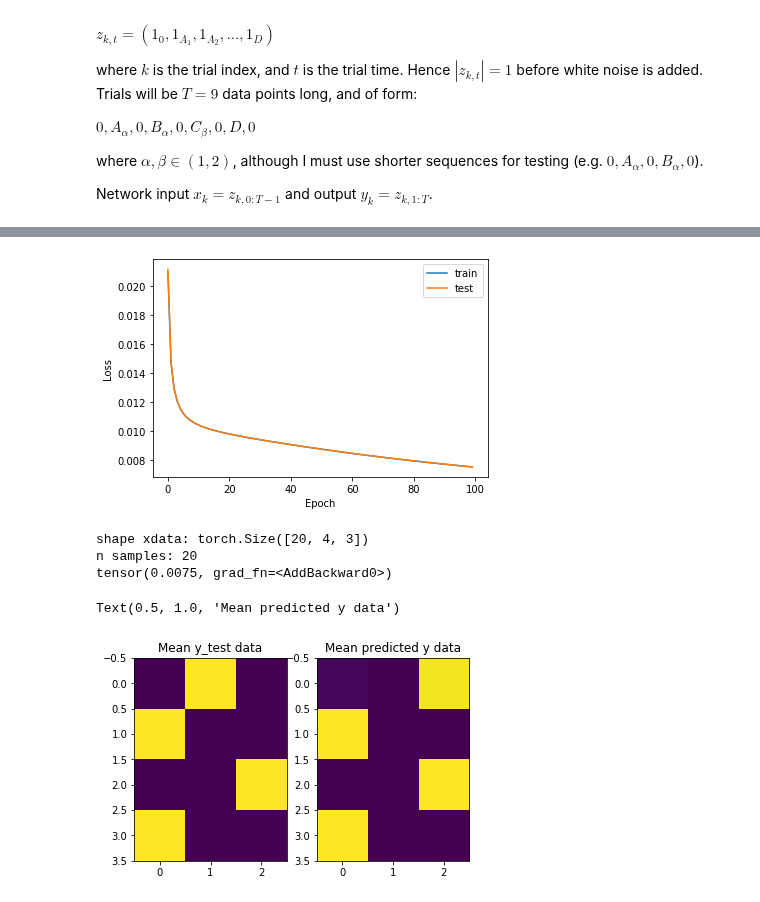
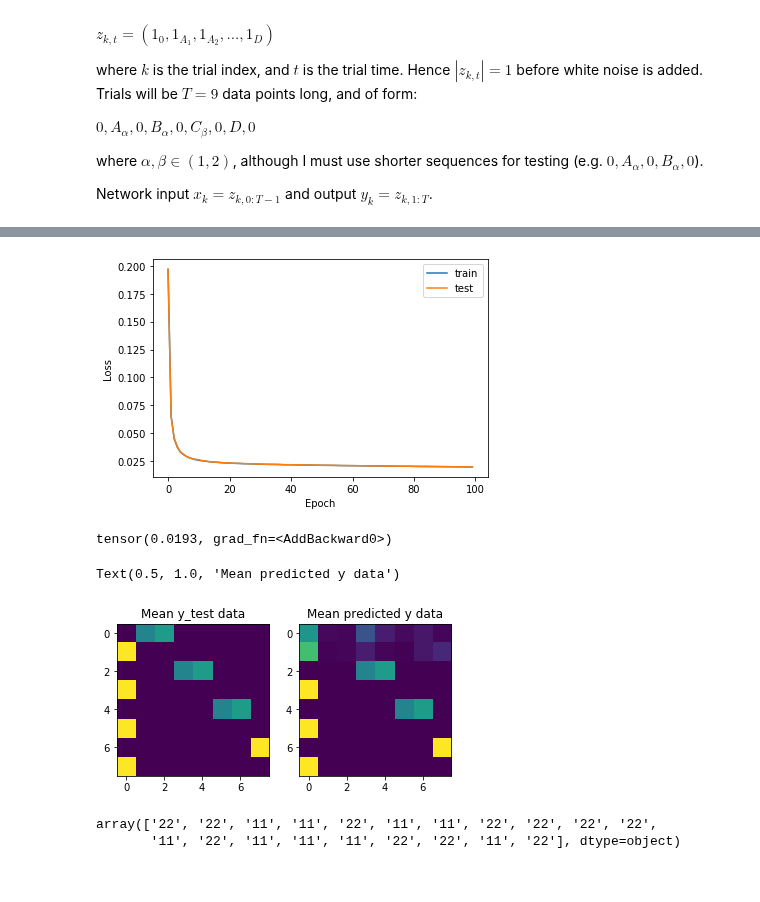
Before and after one commit to vdplasthijs/eavesdropping, a Jupyter notebook: BPTT try out.ipynb, the cells around one changed output, grey strips where cells are left out. Drawn from its saved outputs; the diff is of its cells as text; code cells hidden in the pictures.

```diff
--- a/BPTT try out.ipynb
+++ b/BPTT try out.ipynb
@@ -35,17 +35,20 @@ where $\alpha, \beta \in (1, 2)$, although I must use shorter sequences for test
 Network input $x_k = z_{k, 0:T-1}$ and output $y_k = z_{k, 1:T}$.
 # %%
 n_total = 100  # total number of data sequences
-n_freq = 3  # blank through D
-n_times = 5
+n_freq = 8  # blank through D
+n_times = 9
+eval_times = np.array([2, 3, 4, 5, 6, 7])
 
 ratio_train = 0.8
-ratio_exp = 0.5  # probabilities of switching between alpha nd beta
+ratio_exp = 1  # probabilities of switching between alpha nd beta
 noise_scale = 0.05
-
-x_train, y_train, x_test, y_test = bp.generate_synt_data(n_total=n_total,
-                                           n_times=n_times, n_freq=n_freq,
-                                           ratio_train=ratio_train, ratio_exp=ratio_exp,
-                                           noise_scale=noise_scale)
+freq_labels = ['0', 'A1', 'A2', 'B1', 'B2', 'C1', 'C2', 'D']
+tmp0, tmp1 = bp.generate_synt_data(n_total=n_total,
+                                   n_times=n_times, n_freq=n_freq,
+                                   ratio_train=ratio_train, ratio_exp=ratio_exp,
+                                   noise_scale=noise_scale)
+x_train, y_train, x_test, y_test = tmp0
+labels_train, labels_test = tmp1
 # %% [markdown]
 ## RNN Model with BPTT
 
@@ -123,24 +126,26 @@ test_loss_arr = np.zeros(n_epochs)
 for epoch in range(n_epochs):
     rnn.train()
     for xb, yb in train_dl:  # returns torch(n_bs x n_times x n_freq)
-        full_pred = bp.compute_full_pred(model=rnn, xdata=xb, ydata=yb)
-        loss = bp.tau_loss(y_est=full_pred, y_true=yb, model=rnn, reg_param=l1_param)
+        full_pred = bp.compute_full_pred(model=rnn, xdata=xb)
+        loss = bp.tau_loss(y_est=full_pred, y_true=yb, model=rnn,
+                           reg_param=l1_param, tau_array=eval_times)
         loss.backward()  # compute gradients
         opt.step()  # update
         opt.zero_grad()
 
     rnn.eval()
     with torch.no_grad():
-        full_pred = bp.compute_full_pred(model=rnn, xdata=x_train, ydata=y_train)
-        loss = bp.tau_loss(y_est=full_pred, y_true=y_train, model=rnn, reg_param=l1_param)
+        full_pred = bp.compute_full_pred(model=rnn, xdata=x_train)
+        loss = bp.tau_loss(y_est=full_pred, y_true=y_train, model=rnn,
+                           reg_param=l1_param, tau_array=eval_times)
         train_loss_arr[epoch] = float(loss.detach().numpy())
+        if epoch % 10 == 1:
+            print(f'epoch {epoch},  loss: {loss}')
 
-        full_pred = bp.compute_full_pred(model=rnn, xdata=x_test, ydata=y_test)
-        loss = bp.tau_loss(y_est=full_pred, y_true=y_test, model=rnn, reg_param=l1_param)
+        full_pred = bp.compute_full_pred(model=rnn, xdata=x_test)
+        loss = bp.tau_loss(y_est=full_pred, y_true=y_test, model=rnn,
+                           reg_param=l1_param, tau_array=eval_times)
         test_loss_arr[epoch] = float(loss.detach().numpy())
-
-    if epoch % 10 == 1:
-        print(f'epoch {epoch},  loss: {loss}')
 
 #     if check_conv:
 #         new_loss = loss_function(pred, yb).detach().numpy()
@@ -173,20 +178,24 @@ plt.plot(train_loss_arr, label='train')
 plt.plot(test_loss_arr, label='test')
 plt.xlabel('Epoch'); plt.ylabel("Loss"); plt.legend();
 # %% [output]
-[figure, old version]
+[figure, new version]
 # %%
-full_test_pred = bp.compute_full_pred(xdata=x_test, ydata=y_test, model=rnn)
+full_test_pred = bp.compute_full_pred(xdata=x_test,  model=rnn)
 print(bp.tau_loss(y_est=full_test_pred, y_true=y_test, model=rnn, reg_param=l1_param))
 
 plt.subplot(121)
 plt.imshow(y_test.mean(0).numpy())
 plt.title("Mean y_test data")
+
 plt.subplot(122)
 plt.imshow(full_test_pred.mean(0).detach().numpy())
 plt.title("Mean predicted y data")
 # %% [output]
-shape xdata: torch.Size([20, 4, 3])
-n samples: 20
-tensor(0.0075, grad_fn=<AddBackward0>)
+tensor(0.0193, grad_fn=<AddBackward0>)
 Text(0.5, 1.0, 'Mean predicted y data')
-[figure, old version]
+[figure, new version]
+# %%
+labels_test
+# %% [output]
+array(['22', '22', '11', '11', '22', '11', '11', '22', '22', '22', '22',
+       '11', '22', '11', '11', '11', '22', '22', '11', '22'], dtype=object)
```
Also changed, not shown: parts of 4 cells of this notebook, 1 other file.
